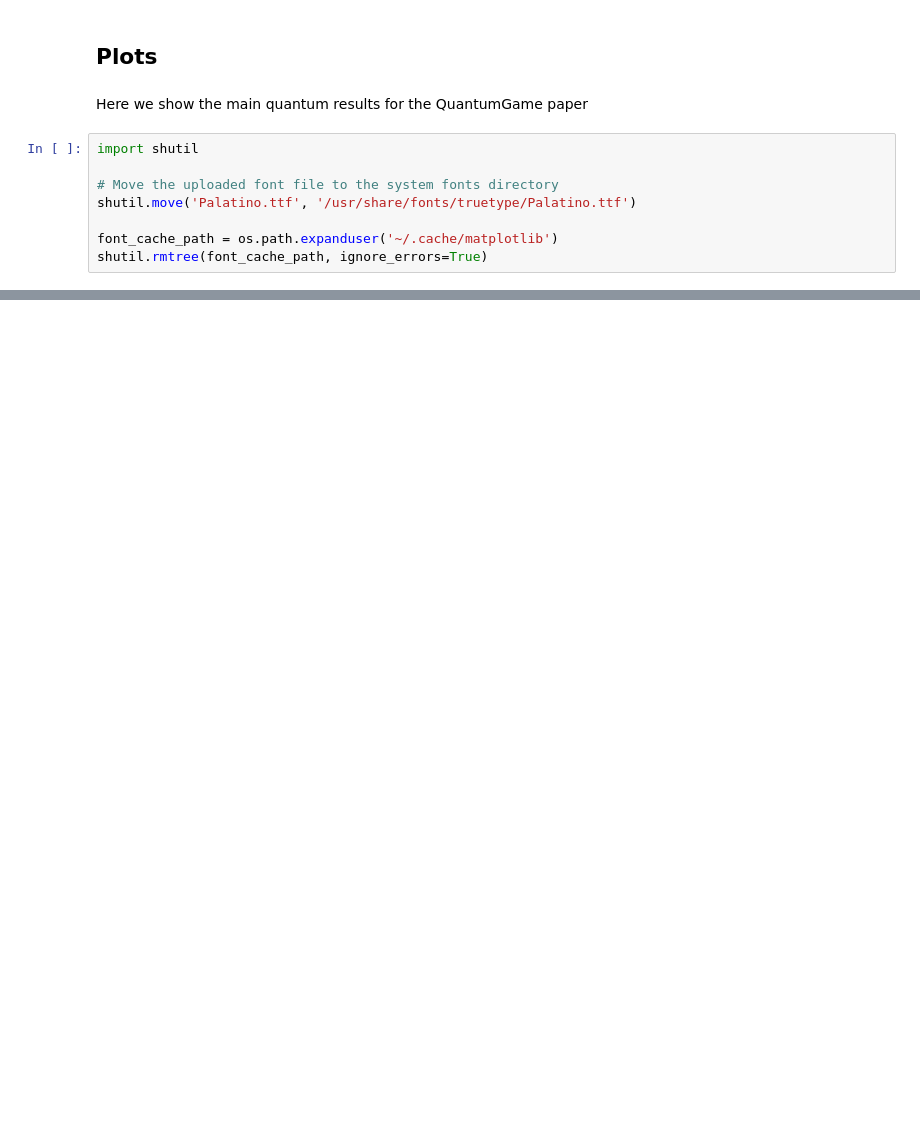
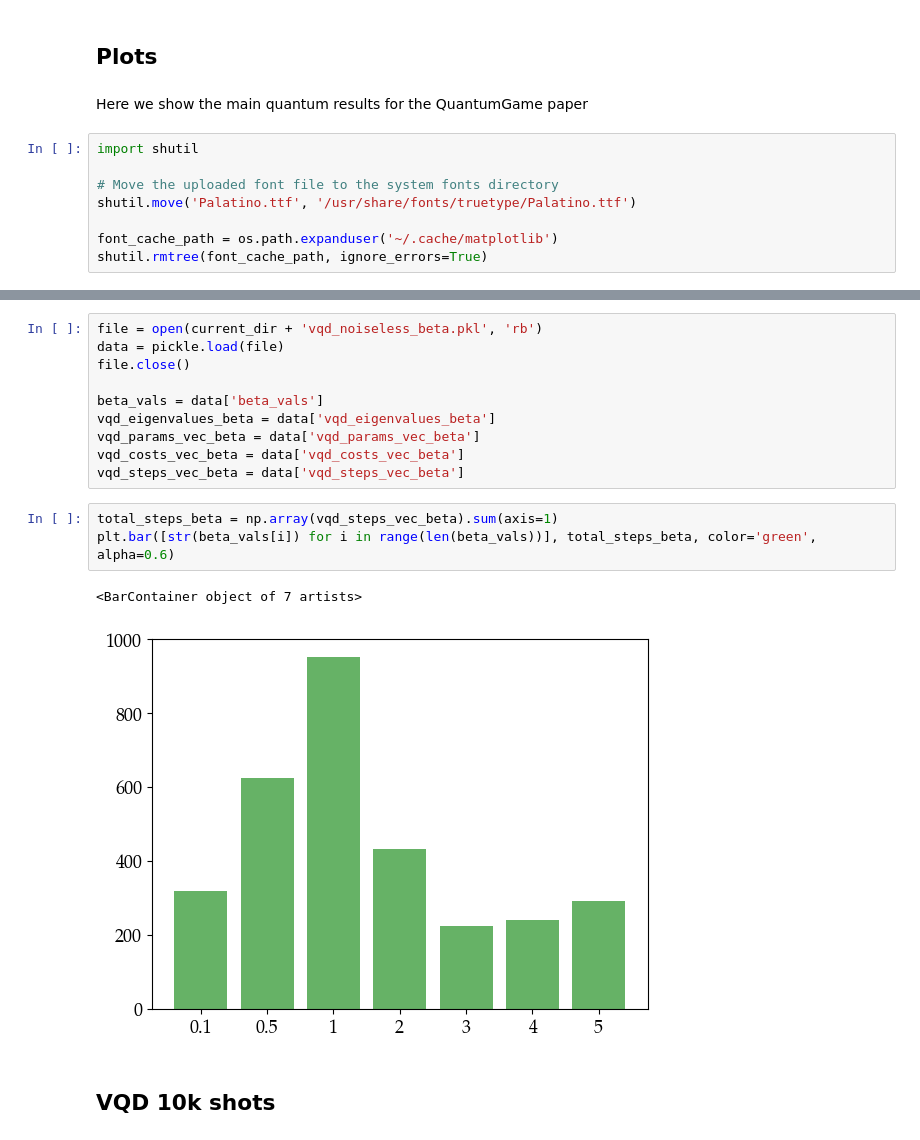
Before and after one commit to Raijeku/quantum-eigengame, a Jupyter notebook: EigenGame_quantum_experiments.ipynb, the cells around one changed output, grey strips where cells are left out. Saved outputs shown, nothing was run; the diff lists cells and outputs as text; blank space fills up the shorter version.

```diff
--- a/EigenGame_quantum_experiments.ipynb
+++ b/EigenGame_quantum_experiments.ipynb
@@ -1391,0 +1566,18 @@ plt.savefig(current_dir + 'quantumgame_vqd.png', bbox_inches='tight')
+# %%
+file = open(current_dir + 'vqd_noiseless_beta.pkl', 'rb')
+data = pickle.load(file)
+file.close()
+
+beta_vals = data['beta_vals']
+vqd_eigenvalues_beta = data['vqd_eigenvalues_beta']
+vqd_params_vec_beta = data['vqd_params_vec_beta']
+vqd_costs_vec_beta = data['vqd_costs_vec_beta']
+vqd_steps_vec_beta = data['vqd_steps_vec_beta']
+# %%
+total_steps_beta = np.array(vqd_steps_vec_beta).sum(axis=1)
+plt.bar([str(beta_vals[i]) for i in range(len(beta_vals))], total_steps_beta, color='green', alpha=0.6)
+# %% [output]
+<BarContainer object of 7 artists>
+[figure, added]
+# %% [markdown]
+## VQD 10k shots
```
Also changed, not shown: parts of 22 cells of this notebook.
